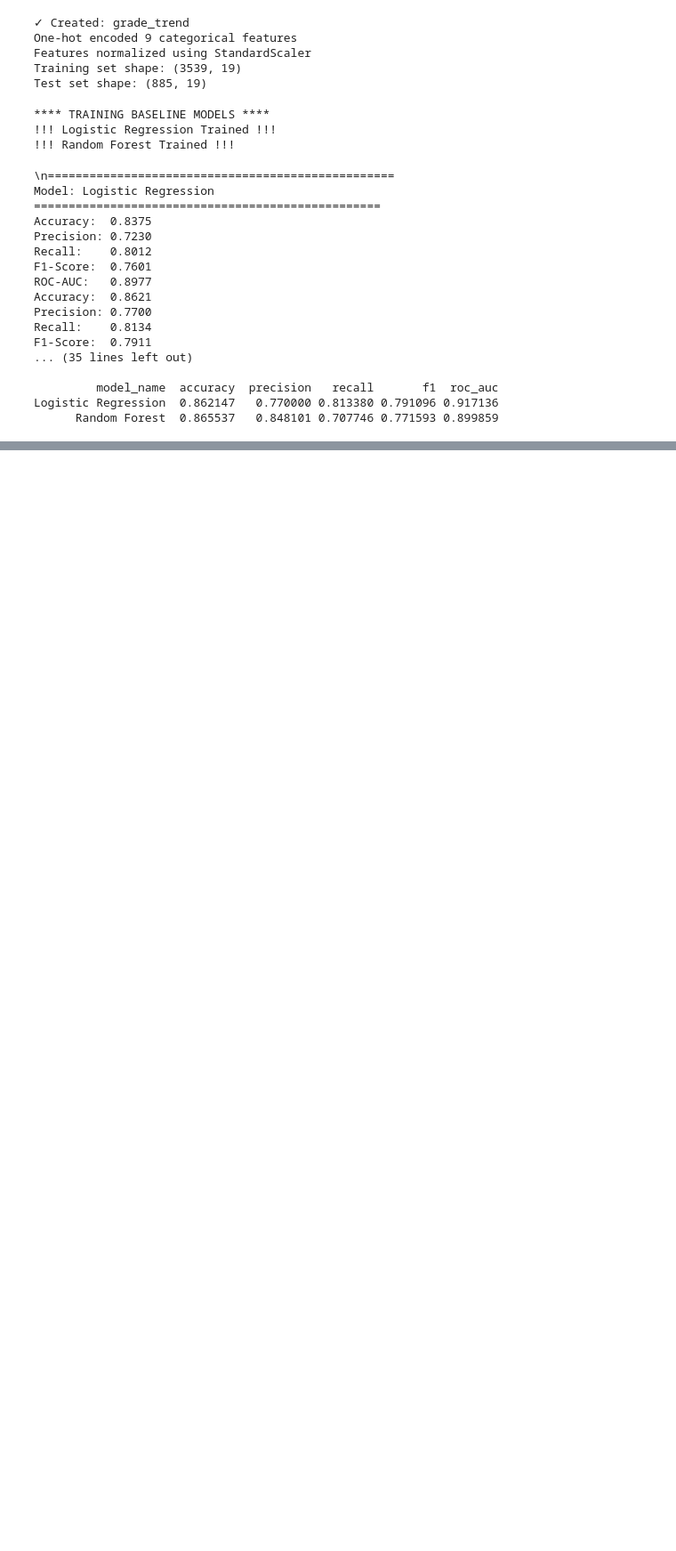
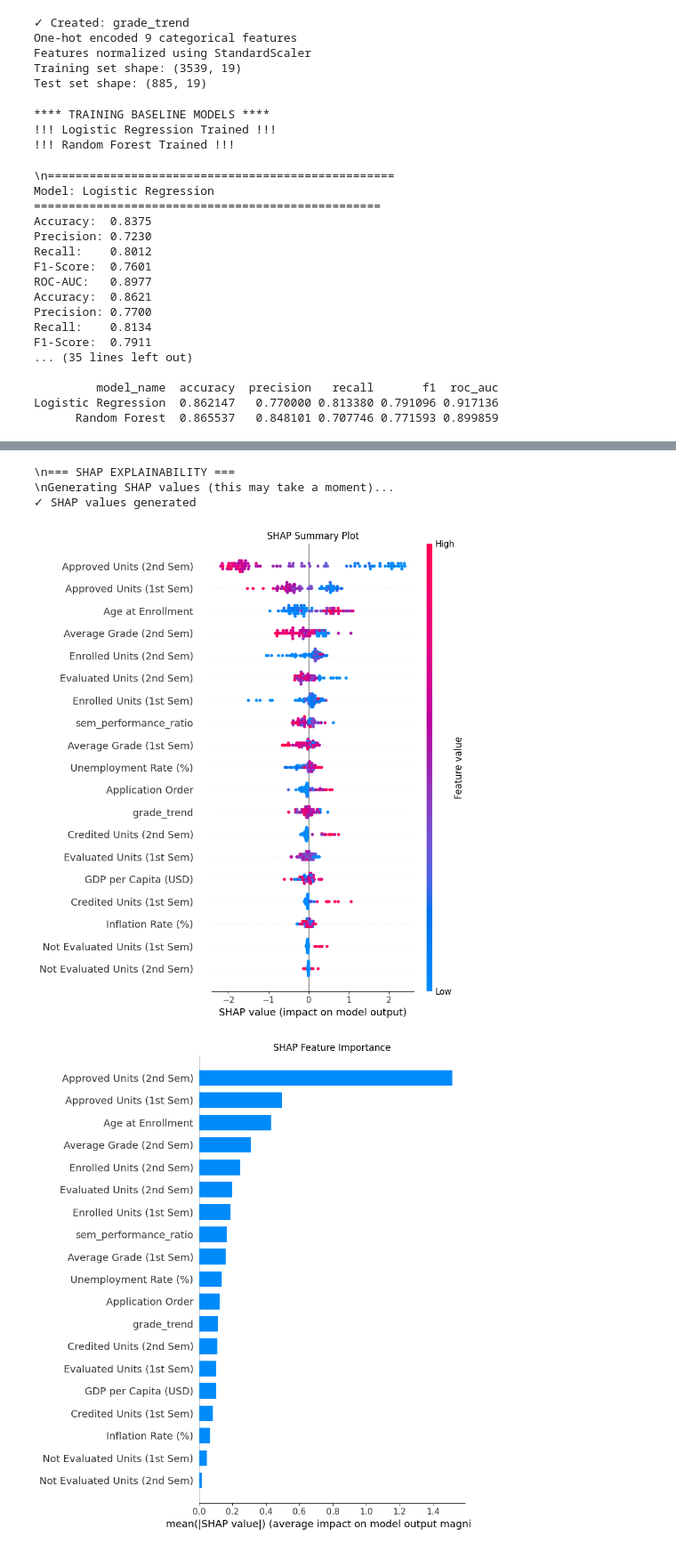
Before and after one commit to Anshikasharma37/student-dropout-StrangerStrings, a Jupyter notebook: model1.ipynb, the cells around one changed output, grey strips where cells are left out. Shown at 89% size. Cells and saved outputs as stored; diff of their text form; code cells hidden in the pictures; blank space fills up the shorter version.

```diff
--- a/model1.ipynb
+++ b/model1.ipynb
@@ -352,0 +479,27 @@ Logistic Regression  0.862147   0.770000 0.813380 0.791096 0.917136
+# %%
+import shap
+
+sample_size = min(100, len(X_test_scaled))
+X_sample = X_test_scaled.iloc[:sample_size]
+y_sample = y_test.iloc[:sample_size]
+
+explainer = shap.TreeExplainer(model_xgb)
+shap_values = explainer.shap_values(X_sample)
+
+plt.figure(figsize=(12, 8))
+shap.summary_plot(shap_values, X_sample, show=False)
+plt.title('SHAP Summary Plot')
+plt.tight_layout()
+plt.show()
+
+plt.figure(figsize=(12, 8))
+shap.summary_plot(shap_values, X_sample, plot_type="bar", show=False)
+plt.title('SHAP Feature Importance')
+plt.tight_layout()
+plt.show()
+# %% [output]
+\n=== SHAP EXPLAINABILITY ===
+\nGenerating SHAP values (this may take a moment)...
+✓ SHAP values generated
+[figure, added]
+[figure, added]
```
Also changed, not shown: parts of 5 cells of this notebook.
